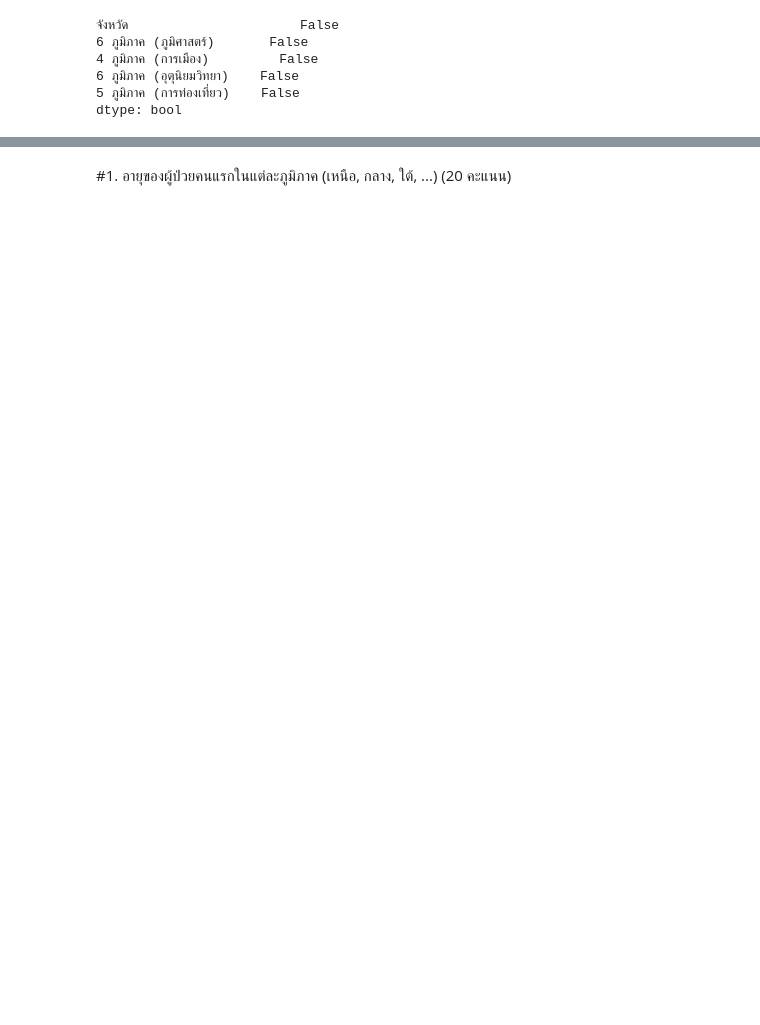
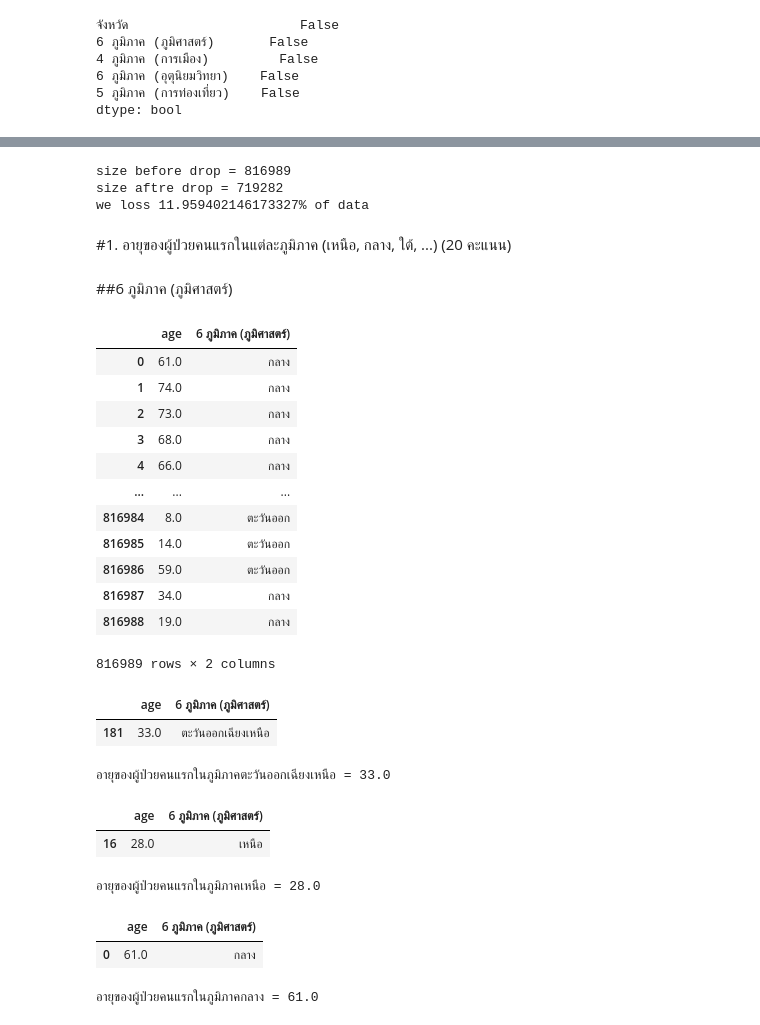
Before and after one commit to sskboonmee/data_viz_2022, a Jupyter notebook: BasicPython&DataViz_midterm2022.ipynb, the cells around one changed output, grey strips where cells are left out. Saved outputs shown, nothing was run; the diff lists cells and outputs as text; code cells hidden in the pictures; blank space fills up the shorter version.

```diff
--- a/BasicPython&DataViz_midterm2022.ipynb
+++ b/BasicPython&DataViz_midterm2022.ipynb
@@ -205,2 +301,64 @@ dtype: bool
+# %%
+removed = merge_table.shape[0] - data_drop.shape[0]
+
+print(f'size before drop = {merge_table.shape[0]}')
+print(f'size aftre drop = {merge_table.dropna().shape[0]}')
+print(f'we loss {100*(removed/merge_table.shape[0])}% of data')
+# %% [output]
+size before drop = 816989
+size aftre drop = 719282
+we loss 11.959402146173327% of data
 # %% [markdown]
 #1. อายุของผู้ป่วยคนแรกในแต่ละภูมิภาค (เหนือ, กลาง, ใต้, ...) (20 คะแนน)
+# %% [markdown]
+##6 ภูมิภาค (ภูมิศาสตร์)
+# %%
+no1_6geo =merge_table[['age','6 ภูมิภาค (ภูมิศาสตร์)']]
+no1_6geo
+# %% [output]
+|  | age | 6 ภูมิภาค (ภูมิศาสตร์) |
+| 0 | 61.0 | กลาง |
+| 1 | 74.0 | กลาง |
+| 2 | 73.0 | กลาง |
+| 3 | 68.0 | กลาง |
+| 4 | 66.0 | กลาง |
+| ... | ... | ... |
+| 816984 | 8.0 | ตะวันออก |
+| 816985 | 14.0 | ตะวันออก |
+| 816986 | 59.0 | ตะวันออก |
+| 816987 | 34.0 | กลาง |
+| 816988 | 19.0 | กลาง |
+816989 rows × 2 columns
+# %%
+no1_6geo_ne = no1_6geo[no1_6geo['6 ภูมิภาค (ภูมิศาสตร์)']=='ตะวันออกเฉียงเหนือ']
+no1_6geo_ne.iloc[:1,:]
+# %% [output]
+|  | age | 6 ภูมิภาค (ภูมิศาสตร์) |
+| 181 | 33.0 | ตะวันออกเฉียงเหนือ |
+# %%
+age = no1_6geo_ne.iloc[:1,:].iloc[0,0]
+print(f'อายุของผู้ป่วยคนแรกในภูมิภาคตะวันออกเฉียงเหนือ = {age} ')
+# %% [output]
+อายุของผู้ป่วยคนแรกในภูมิภาคตะวันออกเฉียงเหนือ = 33.0
+# %%
+no1_6geo_n = no1_6geo[no1_6geo['6 ภูมิภาค (ภูมิศาสตร์)']=='เหนือ']
+no1_6geo_n.iloc[:1,:]
+# %% [output]
+|  | age | 6 ภูมิภาค (ภูมิศาสตร์) |
+| 16 | 28.0 | เหนือ |
+# %%
+age = no1_6geo_n.iloc[:1,:].iloc[0,0]
+print(f'อายุของผู้ป่วยคนแรกในภูมิภาคเหนือ = {age} ')
+# %% [output]
+อายุของผู้ป่วยคนแรกในภูมิภาคเหนือ = 28.0
+# %%
+no1_6geo_c =  no1_6geo[no1_6geo['6 ภูมิภาค (ภูมิศาสตร์)']=='กลาง']
+no1_6geo_c.iloc[:1,:]
+# %% [output]
+|  | age | 6 ภูมิภาค (ภูมิศาสตร์) |
+| 0 | 61.0 | กลาง |
+# %%
+age = no1_6geo_c.iloc[:1,:].iloc[0,0]
+print(f'อายุของผู้ป่วยคนแรกในภูมิภาคกลาง = {age} ')
+# %% [output]
+อายุของผู้ป่วยคนแรกในภูมิภาคกลาง = 61.0
```
Also changed, not shown: parts of 25 cells of this notebook.
